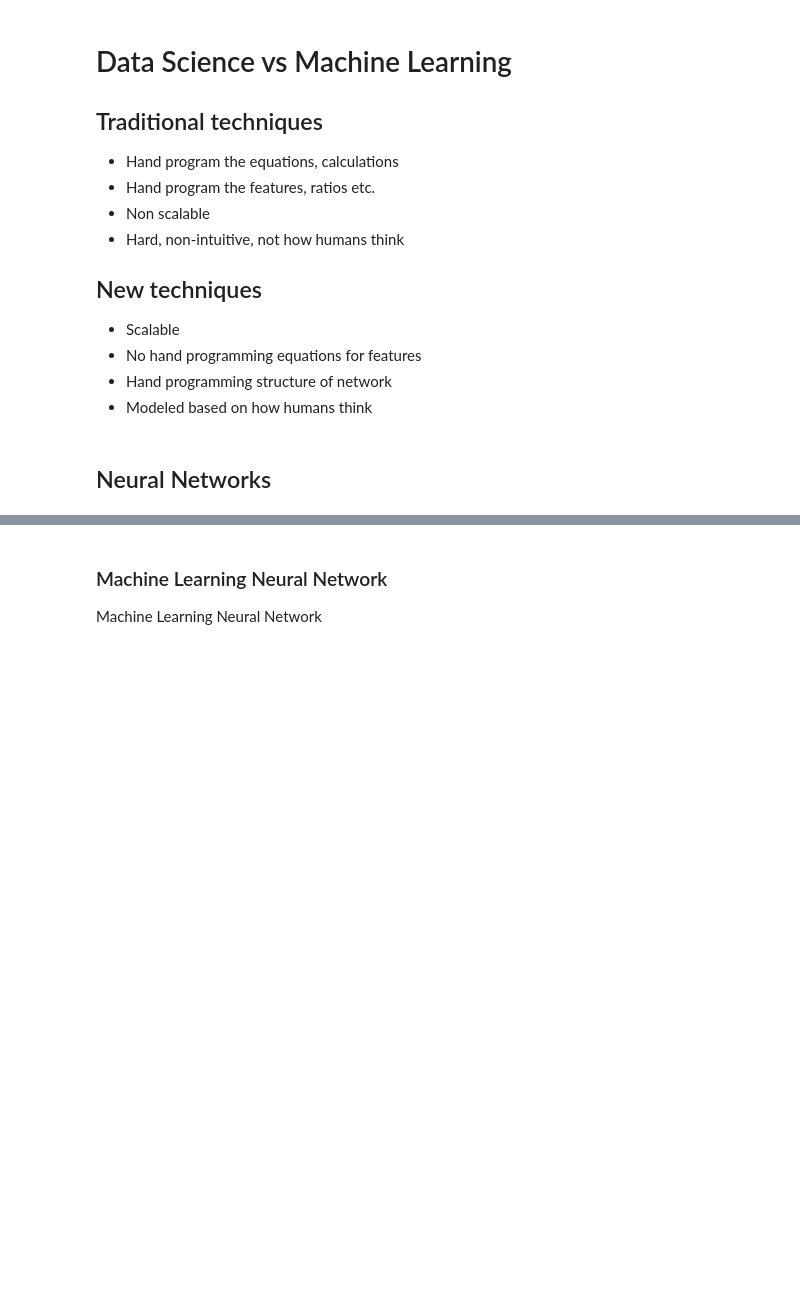
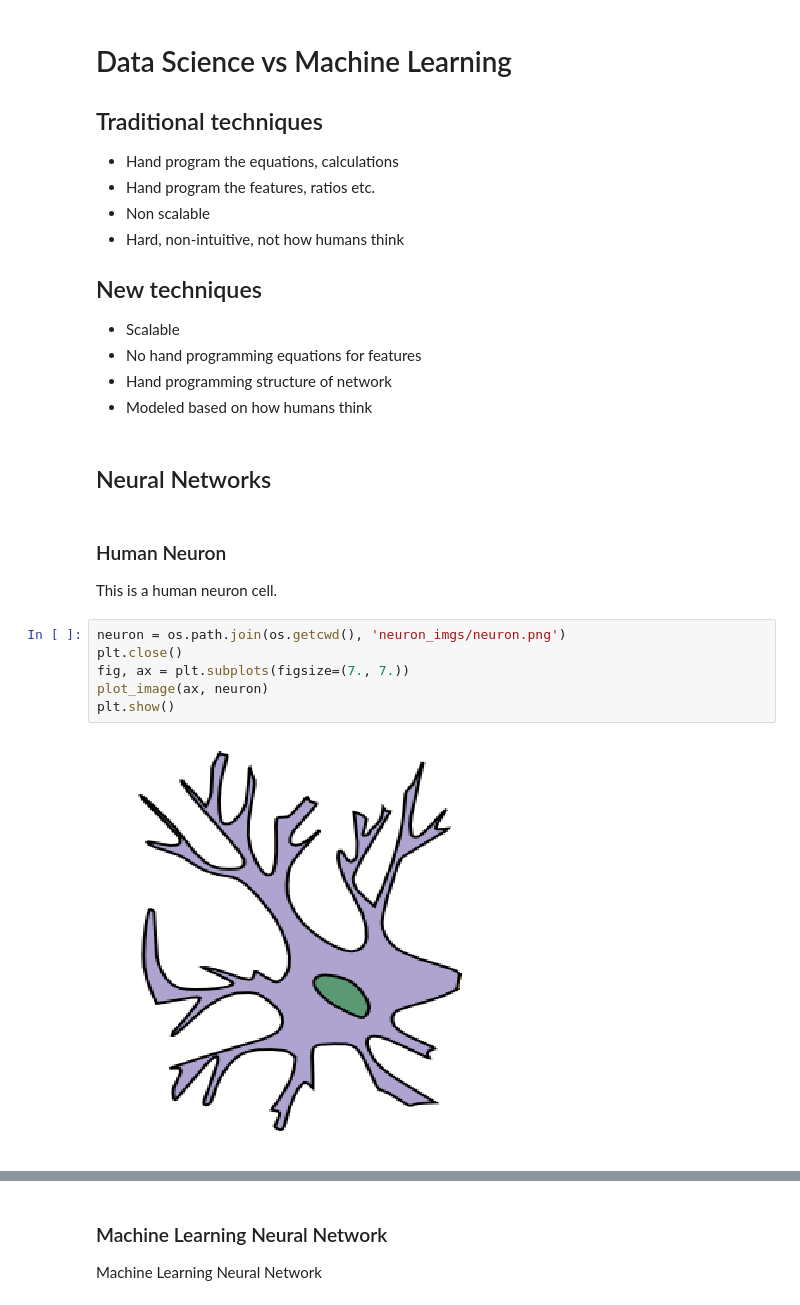
Before and after one commit to ramseydsilva/ml-presentation, a Jupyter notebook: How to Spot a Bear.ipynb, the cells around one changed output, grey strips where cells are left out. Drawn from its saved outputs; the diff is of its cells as text; blank space fills up the shorter version.

Commit message:
Add neural network visuals using matplotlib

```diff
--- a/How to Spot a Bear.ipynb
+++ b/How to Spot a Bear.ipynb
@@ -235,3 +245,14 @@ HTML(anim.to_html5_video())
 * Modeled based on how humans think
 # %% [markdown]
 ## Neural Networks
+# %% [markdown]
+### Human Neuron
+This is a human neuron cell.
+# %%
+neuron = os.path.join(os.getcwd(), 'neuron_imgs/neuron.png')
+plt.close()
+fig, ax = plt.subplots(figsize=(7., 7.))
+plot_image(ax, neuron)
+plt.show()
+# %% [output]
+[figure, added]
```
Also changed, not shown: parts of 14 cells of this notebook, 2 other files.
